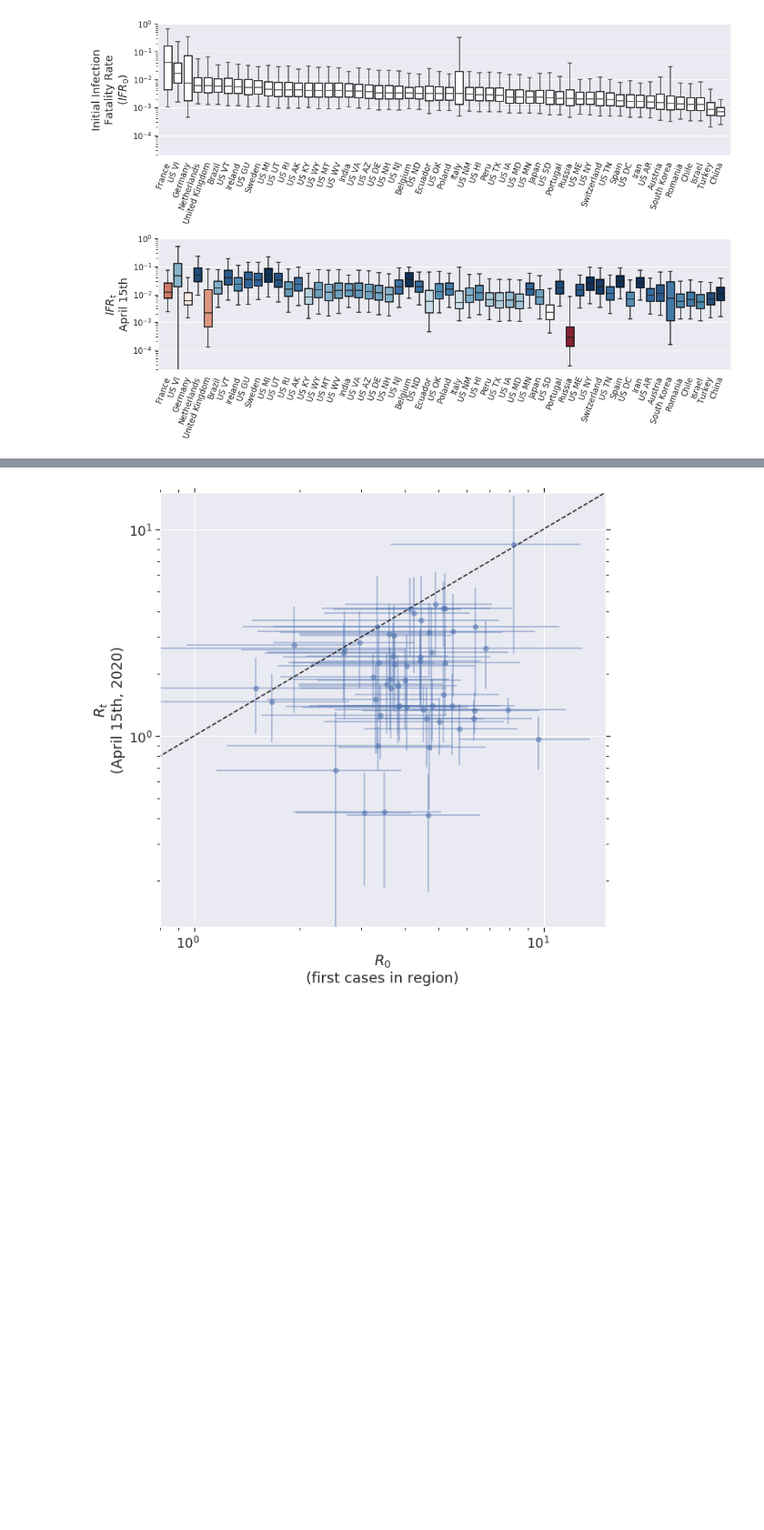
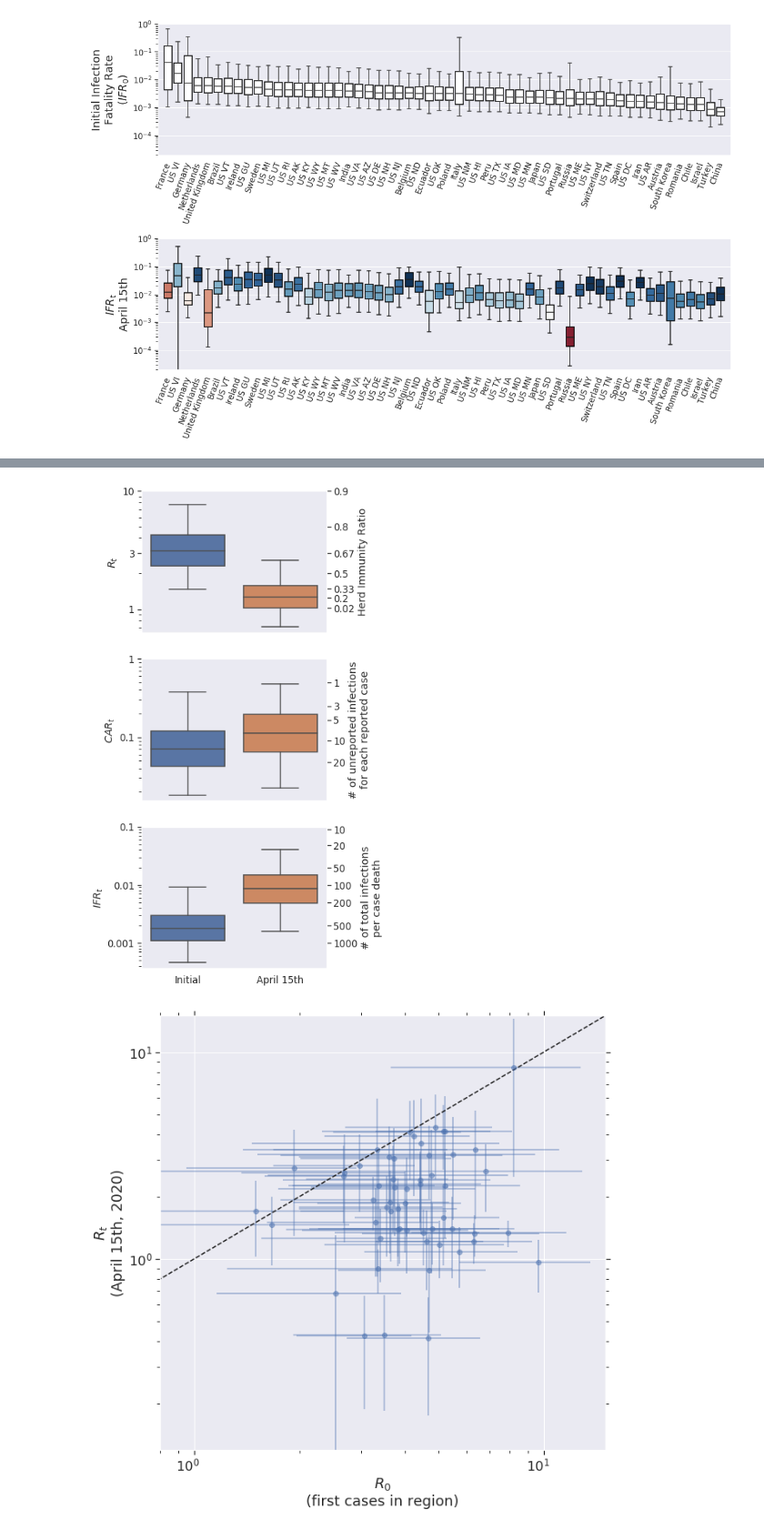
Before and after one commit to ccc1685/covid-19, a Jupyter notebook: notebooks/model_reports/Figure 1.ipynb, the cells around one changed output, grey strips where cells are left out. Shown at 91% size. Saved outputs shown, nothing was run; the diff lists cells and outputs as text; code cells hidden in the pictures; blank space fills up the shorter version.

Commit message:
More figures

```diff
--- a/notebooks/model_reports/Figure 1.ipynb
+++ b/notebooks/model_reports/Figure 1.ipynb
@@ -118,15 +118,18 @@ plt.savefig('Fig1ef.png', dpi=400)
 def get_global(df):
     # Compute global stats
     df = df.set_index(['roi', 'quantile'])
-    df.columns.name =
+    df.columns.name = 'param'
     means = df.unstack('roi').loc['mean'].unstack('param')
     weights = (1/df.unstack('roi').loc['std']**2).fillna(0).unstack('param')
-    weights.loc['AA_Global'] = 0  # Don't include the global numbers yet
+    weights.loc['AA Global'] = 0  # Don't include the global numbers yet
     global_mean = (means*weights).sum() / weights.sum()
     global_sd = ((weights*((means - global_mean)**2)).sum()/weights.sum())**(1/2)
-    df.loc[('AA_Global', 'mean'), :] = global_mean
-    df.loc[('AA_Global', 'std'), :] = global_sd
-    df.loc[('AA_Global', 'std'), :] = global_sd
-    df = result.sort_index()
+    df.loc[('AA Global', 'mean'), :] = global_mean
+    df.loc[('AA Global', 'std'), :] = global_sd
+    for quantile in ['0.025', '0.25', '0.5', '0.75', '0.975']:
+        vals = df.unstack('roi').loc[quantile].unstack('param')
+        df.loc[('AA Global', quantile), :] = (vals*weights).sum() / weights.sum()
+    df = df.sort_index()
+    return df
 
 df = get_global(df)
@@ -135,3 +168,60 @@ KeyError: 'Level param not found'
+# %%
+sns.set(style='dark', font_scale=1.2, rc={'ytick.left': True, 'ytick.right': False})
+import matplotlib.ticker as mticker
+gl = df.loc['AA Global']
+quantiles = ['0.025', '0.25', '0.5', '0.75', '0.975']
+fig, axes = plt.subplots(3, 1, figsize=(6, 10), sharex=True)
+for i, pair in enumerate([('R0', 'Rt (April 15th)'), ('car (week 0)', 'car (April 15th)'), ('ifr (week 0)', 'ifr (April 15th)')]):
+    ax = axes.flat[i]
+    sns.boxplot(data=gl.loc[quantiles, pair], whis=99, ax=ax)
+    ax.set_xlabel('');
+    ax.set_yscale('log')
+#axes.flat[0].set_yticks(range(9))
+axes.flat[0].set_xticklabels(['Initial', 'April 15th'])
+axes.flat[0].set_ylabel('$R_t$')
+axes.flat[1].set_ylabel('$CAR_t$')
+axes.flat[2].set_ylabel('$IFR_t$')
+
+xticks = [1, 3, 10]
+ax = axes.flat[0]
+ax.set_yticks(xticks)
+ax.yaxis.set_major_formatter(mticker.FuncFormatter(lambda y, _: '{:g}'.format(y)))
+axt = ax.twinx()
+axt.set_yscale('log')
+axt.set_ylim(*ax.get_ylim())
+axt.minorticks_off()
+axt.set_yticks([1.02, 1.25, 1.5, 2, 3, 5, 10])
+axt.set_yticklabels(['%.2g' % (1 - 1/x) for x in axt.get_yticks()])
+axt.set_ylabel('Herd Immunity Ratio')
+
+xticks = [0.1, 1]
+ax = axes.flat[1]
+ax.set_yticks(xticks)
+ax.yaxis.set_major_formatter(mticker.FuncFormatter(lambda y, _: '{:g}'.format(y)))
+axt = ax.twinx()
+axt.set_yscale('log')
+axt.set_ylim(*ax.get_ylim())
+axt.minorticks_off()
+axt.set_yticks([1/21, 1/11, 1/6, 1/4, 1/2])
+axt.set_yticklabels(['%d' % (1/x - 1) for x in axt.get_yticks()])
+axt.set_ylabel('# of unreported infections\nfor each reported case')
+
+
+xticks = [0.001, 0.01, 0.1]
+ax = axes.flat[2]
+ax.set_yticks(xticks)
+ax.yaxis.set_major_formatter(mticker.FuncFormatter(lambda y, _: '{:g}'.format(y)))
+axt = ax.twinx()
+axt.set_yscale('log')
+axt.set_ylim(*ax.get_ylim())
+axt.minorticks_off()
+axt.set_yticks([1/1001, 1/501, 1/201, 1/101, 1/51, 1/21, 1/11])
+axt.set_yticklabels(['%d' % (1/x - 1) for x in axt.get_yticks()])
+axt.set_ylabel('# of total infections\nper case death')
+
+plt.tight_layout()
+# %% [output]
+[figure, added]
 # %%
 def stat_vs_stat(df, stat1, stat2):
     sns.set(font_scale=1.5, rc={'xtick.bottom': True, 'ytick.left': True, 'xtick.top': True, 'ytick.right': True})
```
Also changed, not shown: parts of 4 cells of this notebook.
